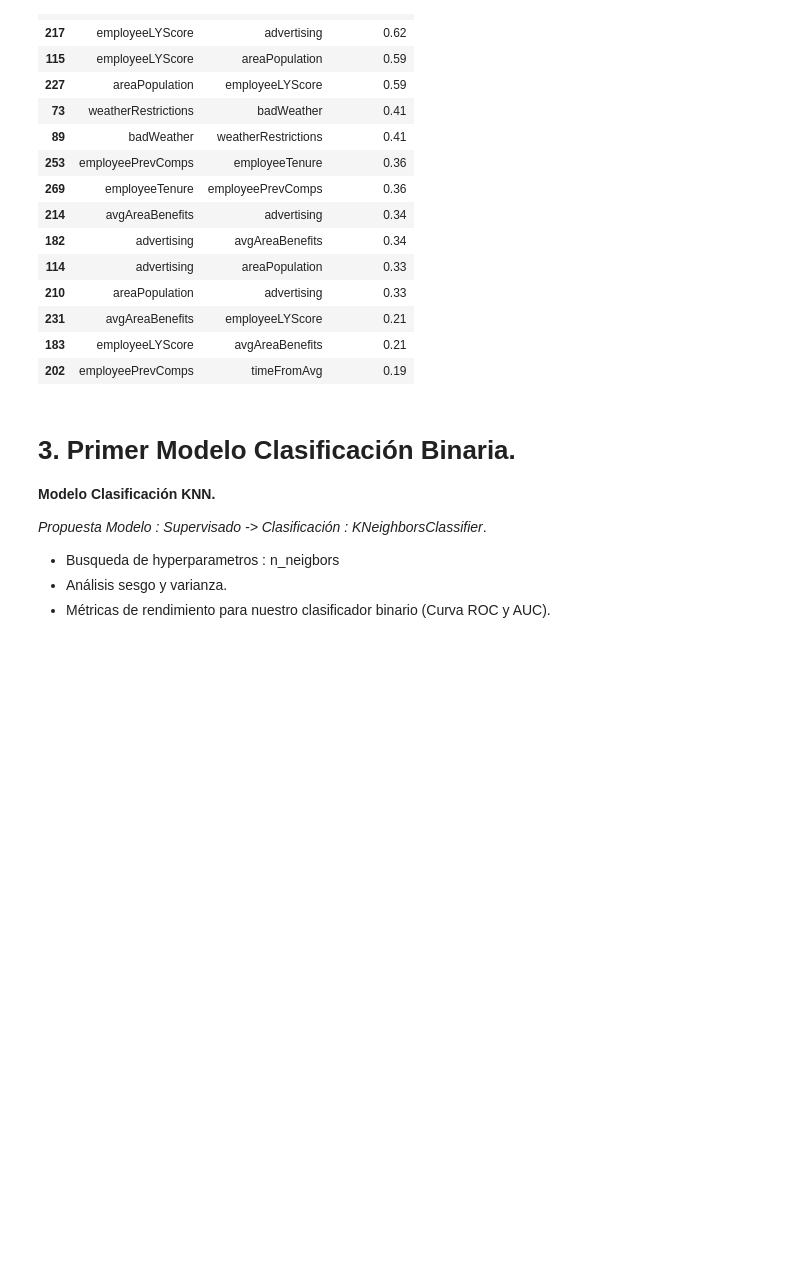
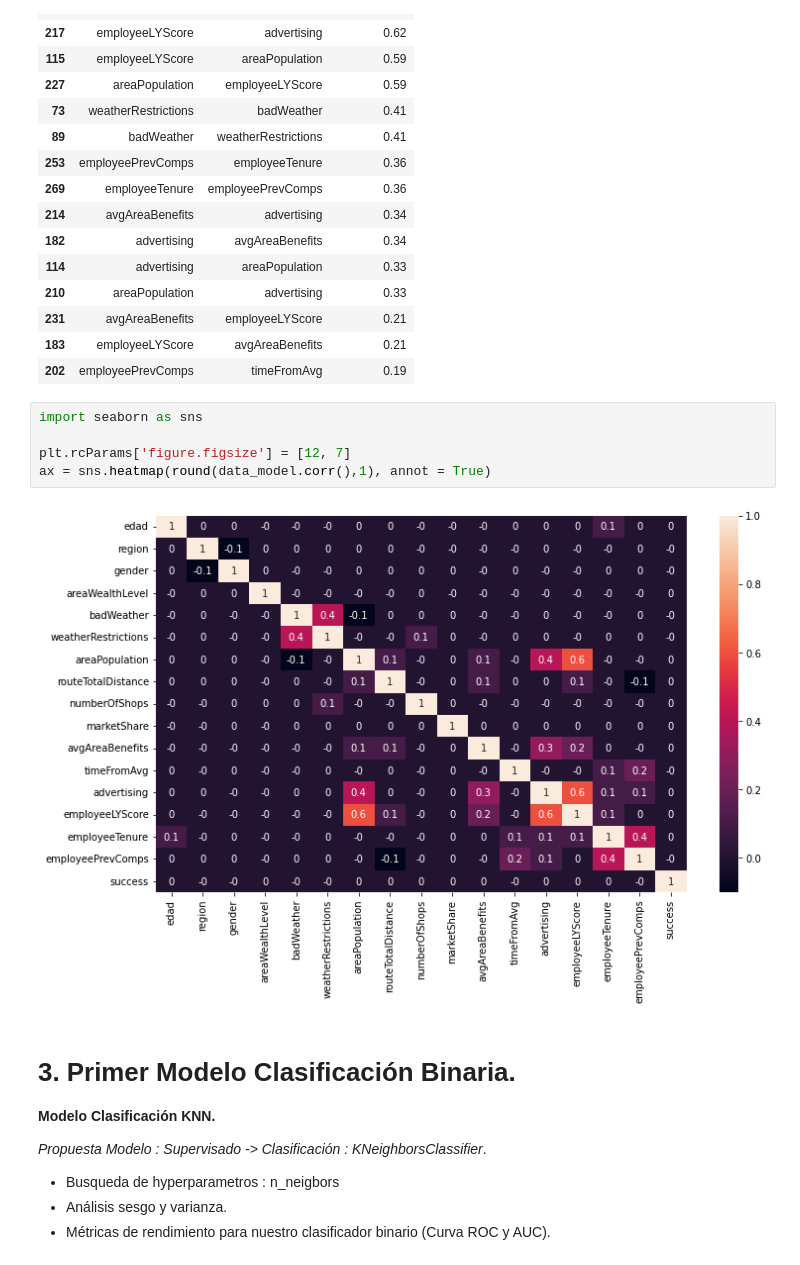
Before and after one commit to Corderodedios182/DataChallenge, a Jupyter notebook: Modelo.ipynb, the cells around one changed output. Drawn from its saved outputs; the diff is of its cells as text; blank space fills up the shorter version.

```diff
--- a/Modelo.ipynb
+++ b/Modelo.ipynb
@@ -476,6 +188,13 @@ tmp.head(15)
 | 231 | avgAreaBenefits | employeeLYScore | 0.21 |
 | 183 | employeeLYScore | avgAreaBenefits | 0.21 |
 | 202 | employeePrevComps | timeFromAvg | 0.19 |
+# %%
+import seaborn as sns
+
+plt.rcParams['figure.figsize'] = [12, 7]
+ax = sns.heatmap(round(data_model.corr(),1), annot = True)
+# %% [output]
+[figure, added]
 # %% [markdown]
 # 3. Primer Modelo Clasificación Binaria.
 
```
Also changed, not shown: parts of 28 cells of this notebook, 7 other files.
